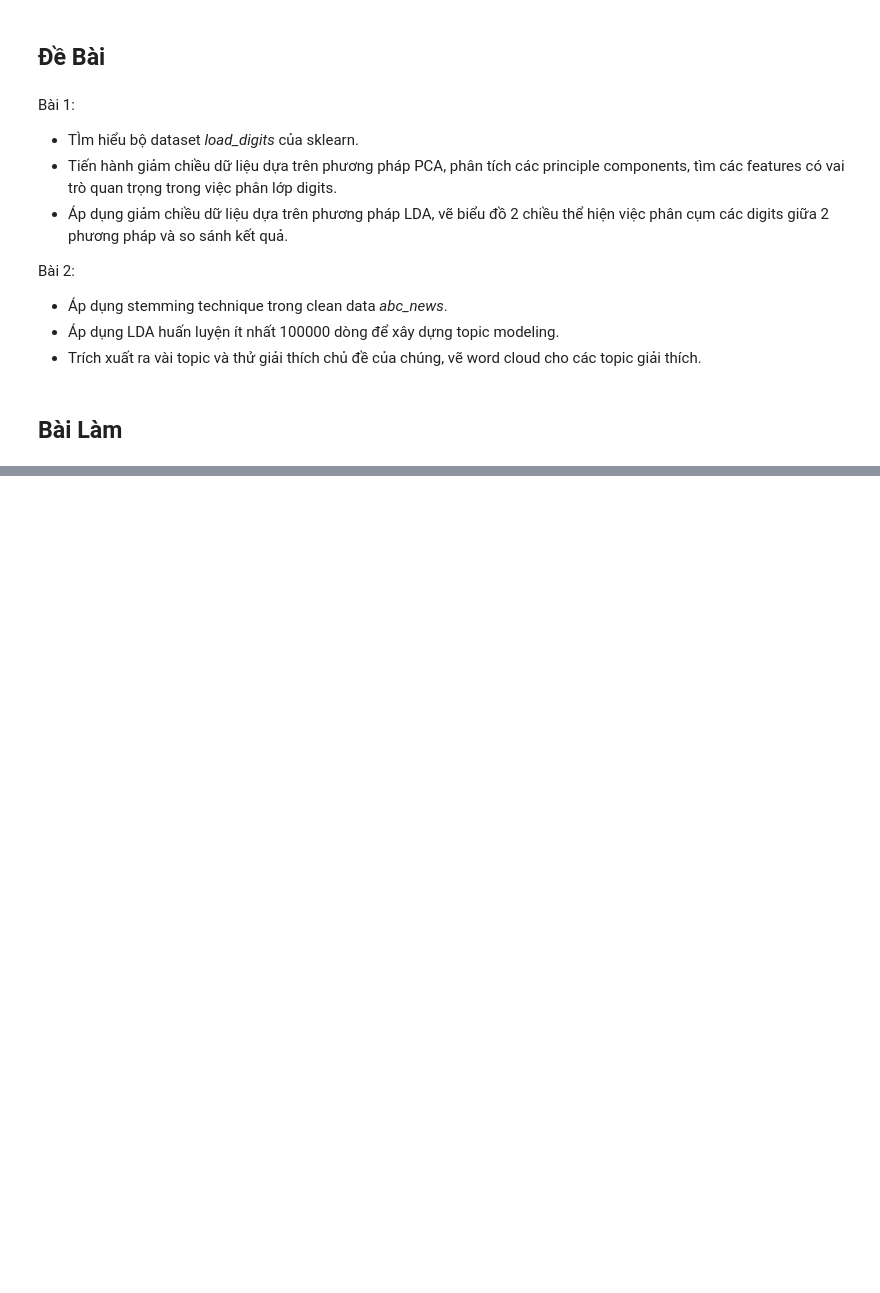
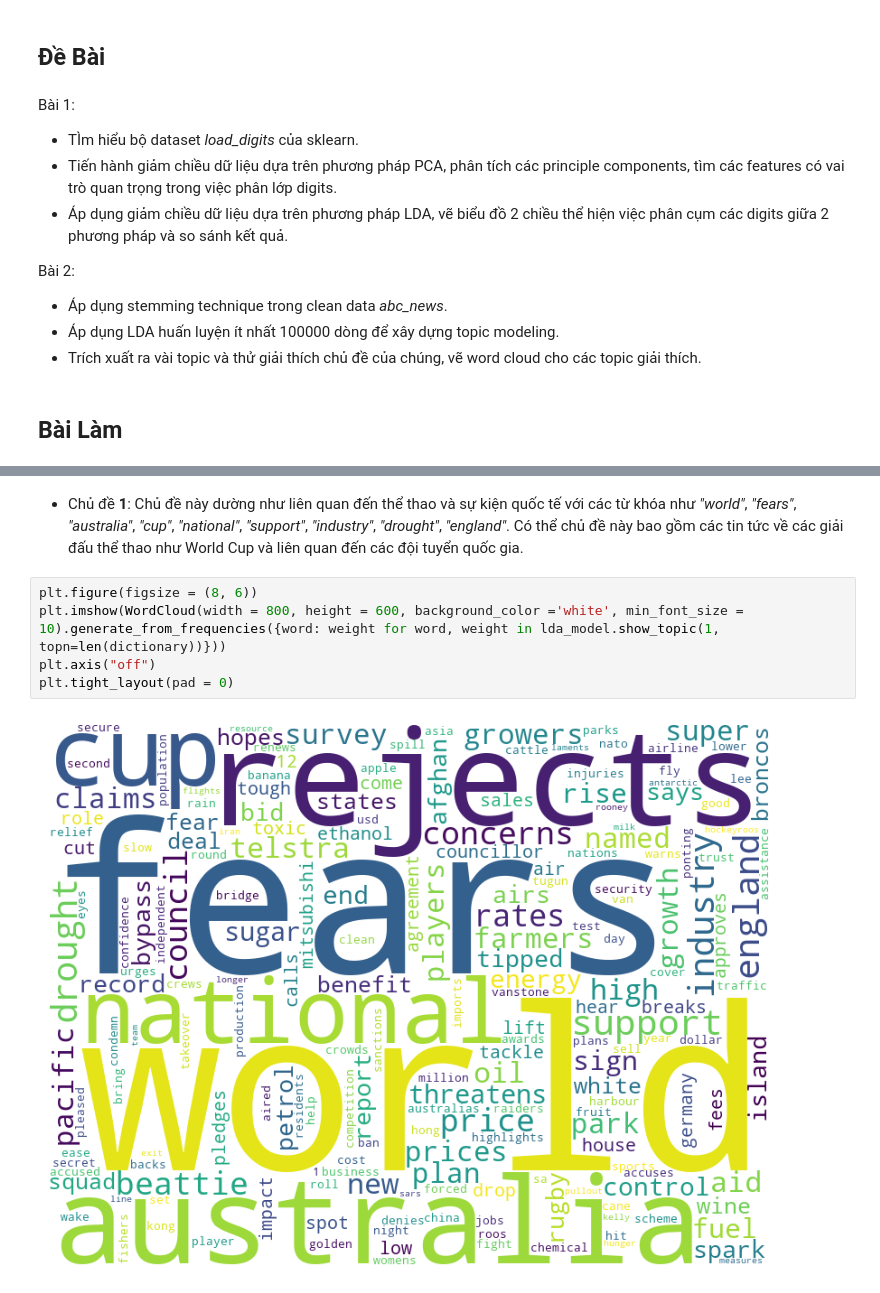
Before and after one commit to Tynab/Dimension-Reduction, a Jupyter notebook: ML03_BaiTap12_An.ipynb, the cells around one changed output, grey strips where cells are left out. Drawn from its saved outputs; the diff is of its cells as text; blank space fills up the shorter version.

```diff
--- a/ML03_BaiTap12_An.ipynb
+++ b/ML03_BaiTap12_An.ipynb
@@ -56,0 +141,9 @@ ax[1].legend()
+# %% [markdown]
+- Chủ đề **1**: Chủ đề này dường như liên quan đến thể thao và sự kiện quốc tế với các từ khóa như *"world"*, *"fears"*, *"australia"*, *"cup"*, *"national"*, *"support"*, *"industry"*, *"drought"*, *"england"*. Có thể chủ đề này bao gồm các tin tức về các giải đấu thể thao như World Cup và liên quan đến các đội tuyển quốc gia.
+# %%
+plt.figure(figsize = (8, 6))
+plt.imshow(WordCloud(width = 800, height = 600, background_color ='white', min_font_size = 10).generate_from_frequencies({word: weight for word, weight in lda_model.show_topic(1, topn=len(dictionary))}))
+plt.axis("off")
+plt.tight_layout(pad = 0)
+# %% [output]
+[figure, added]
```
Also changed, not shown: parts of 25 cells of this notebook, 1 other file.
